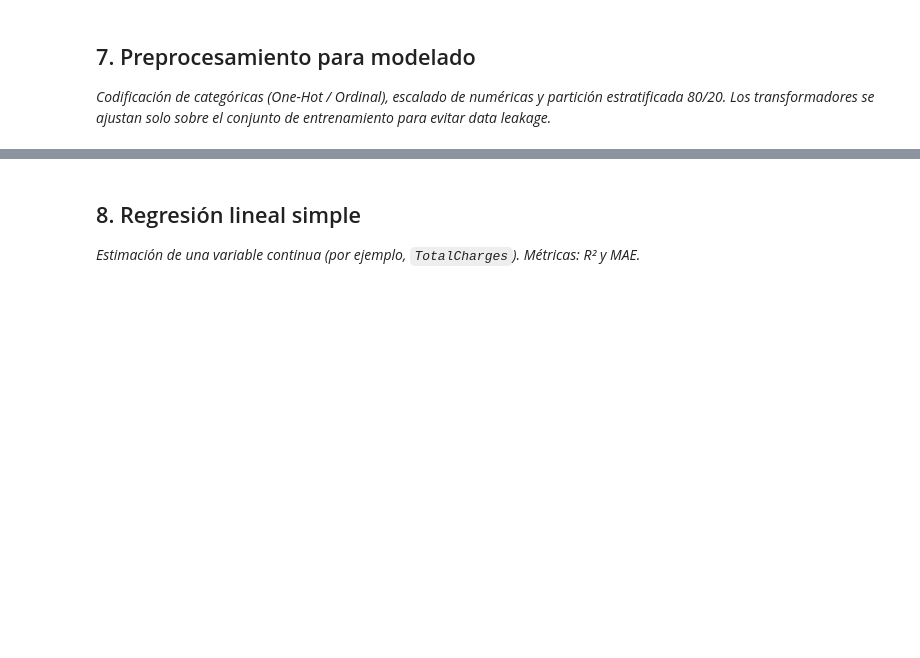
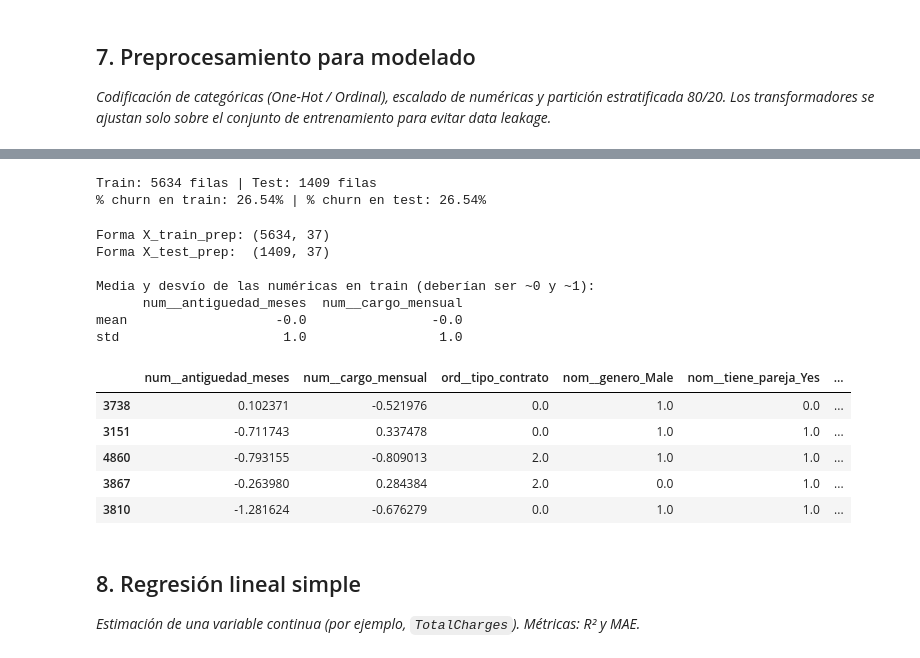
Before and after one commit to facufan07/tpi-analisis-de-datos, a Jupyter notebook: notebooks/TPI_Analisis_de_Datos.ipynb, the cells around one changed output, grey strips where cells are left out. Saved outputs shown, nothing was run; the diff lists cells and outputs as text; code cells hidden in the pictures; blank space fills up the shorter version.

```diff
--- a/notebooks/TPI_Analisis_de_Datos.ipynb
+++ b/notebooks/TPI_Analisis_de_Datos.ipynb
@@ -524,3 +594,60 @@ _Codificación de categóricas (One-Hot / Ordinal), escalado de numéricas y par
+# %%
+y_reg = df["cargo_total"]                      # objetivo de la regresión
+y_churn = (df["churn"] == "Yes").astype(int)   # objetivo para clasificación (0/1)
+
+X = df.drop(columns=["cargo_total", "cargo_total_estimado", "churn"])
+
+X_train, X_test, y_train, y_test, churn_train, churn_test = train_test_split(
+    X, y_reg, y_churn,
+    test_size=0.20,
+    stratify=y_churn,
+    random_state=RANDOM_STATE
+)
+
+print(f"Train: {X_train.shape[0]} filas | Test: {X_test.shape[0]} filas")
+print(f"% churn en train: {churn_train.mean():.2%} | % churn en test: {churn_test.mean():.2%}")
+# %% [output]
+Train: 5634 filas | Test: 1409 filas
+% churn en train: 26.54% | % churn en test: 26.54%
+# %%
+num_cols = ["antiguedad_meses", "cargo_mensual"]
+ord_cols = ["tipo_contrato"]
+pass_cols = ["adulto_mayor"]
+nom_cols = [c for c in X.columns if c not in num_cols + ord_cols + pass_cols]
+
+orden_contrato = [["Month-to-month", "One year", "Two year"]]
+
+preprocesador = ColumnTransformer(
+    transformers=[
+        ("num", StandardScaler(), num_cols),
+        ("ord", OrdinalEncoder(categories=orden_contrato), ord_cols),
+        ("nom", OneHotEncoder(drop="if_binary", handle_unknown="ignore", sparse_output=False), nom_cols),
+        ("pass", "passthrough", pass_cols),
+    ]
+).set_output(transform="pandas")
+# %%
+X_train_prep = preprocesador.fit_transform(X_train)   # aprende categorías, medias y desvíos de train
+X_test_prep = preprocesador.transform(X_test)         # solo aplica lo aprendido en train
+
+print("Forma X_train_prep:", X_train_prep.shape)
+print("Forma X_test_prep: ", X_test_prep.shape)
+print("\nMedia y desvío de las numéricas en train (deberían ser ~0 y ~1):")
+print(X_train_prep[["num__antiguedad_meses", "num__cargo_mensual"]].agg(["mean", "std"]).round(3))
+X_train_prep.head()
+# %% [output]
+Forma X_train_prep: (5634, 37)
+Forma X_test_prep:  (1409, 37)
+
+Media y desvío de las numéricas en train (deberían ser ~0 y ~1):
+      num__antiguedad_meses  num__cargo_mensual
+mean                   -0.0                -0.0
+std                     1.0                 1.0
+|  | num__antiguedad_meses | num__cargo_mensual | ord__tipo_contrato | nom__genero_Male | nom__tiene_pareja_Yes | ... |
+| 3738 | 0.102371 | -0.521976 | 0.0 | 1.0 | 0.0 | ... |
+| 3151 | -0.711743 | 0.337478 | 0.0 | 1.0 | 1.0 | ... |
+| 4860 | -0.793155 | -0.809013 | 2.0 | 1.0 | 1.0 | ... |
+| 3867 | -0.263980 | 0.284384 | 2.0 | 0.0 | 1.0 | ... |
+| 3810 | -1.281624 | -0.676279 | 0.0 | 1.0 | 1.0 | ... |
 # %% [markdown]
 ## 8. Regresión lineal simple
 _Estimación de una variable continua (por ejemplo, `TotalCharges`). Métricas: R² y MAE._
```
Also changed, not shown: parts of 14 cells of this notebook.
